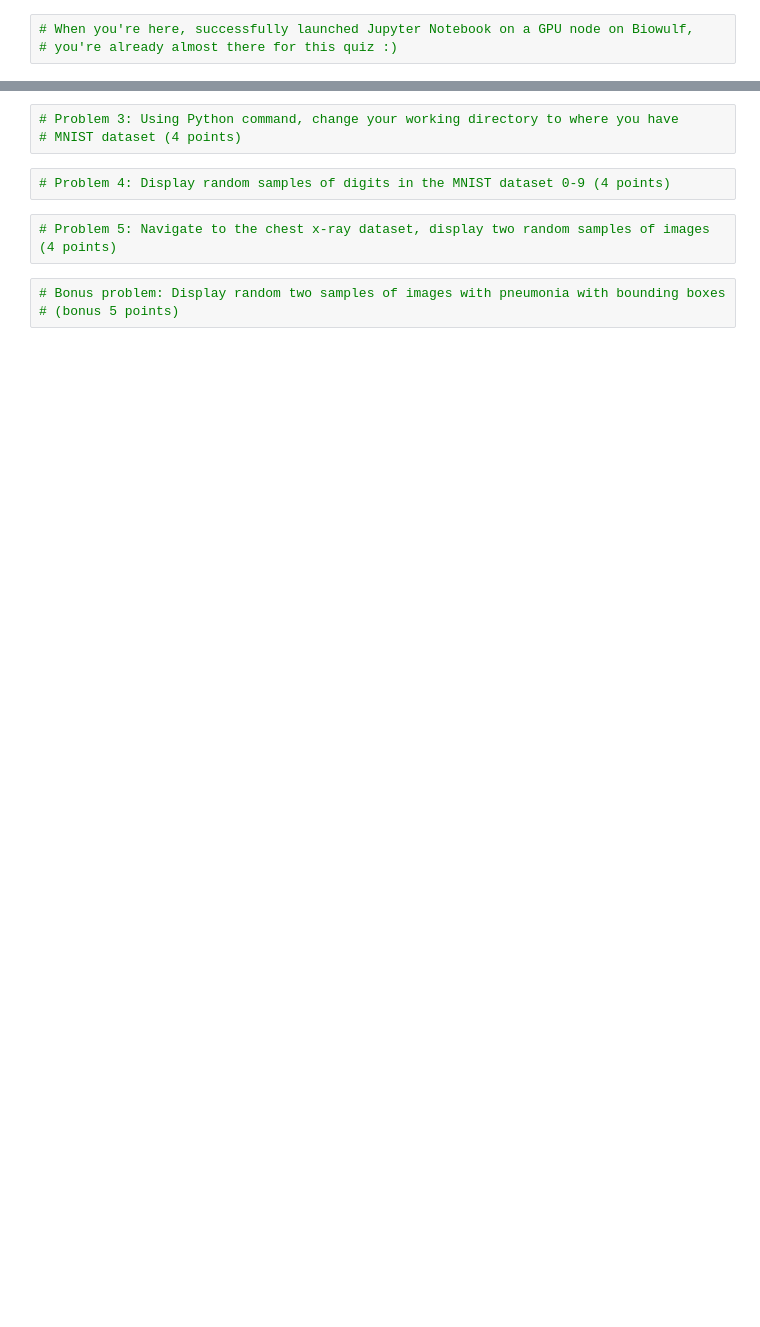
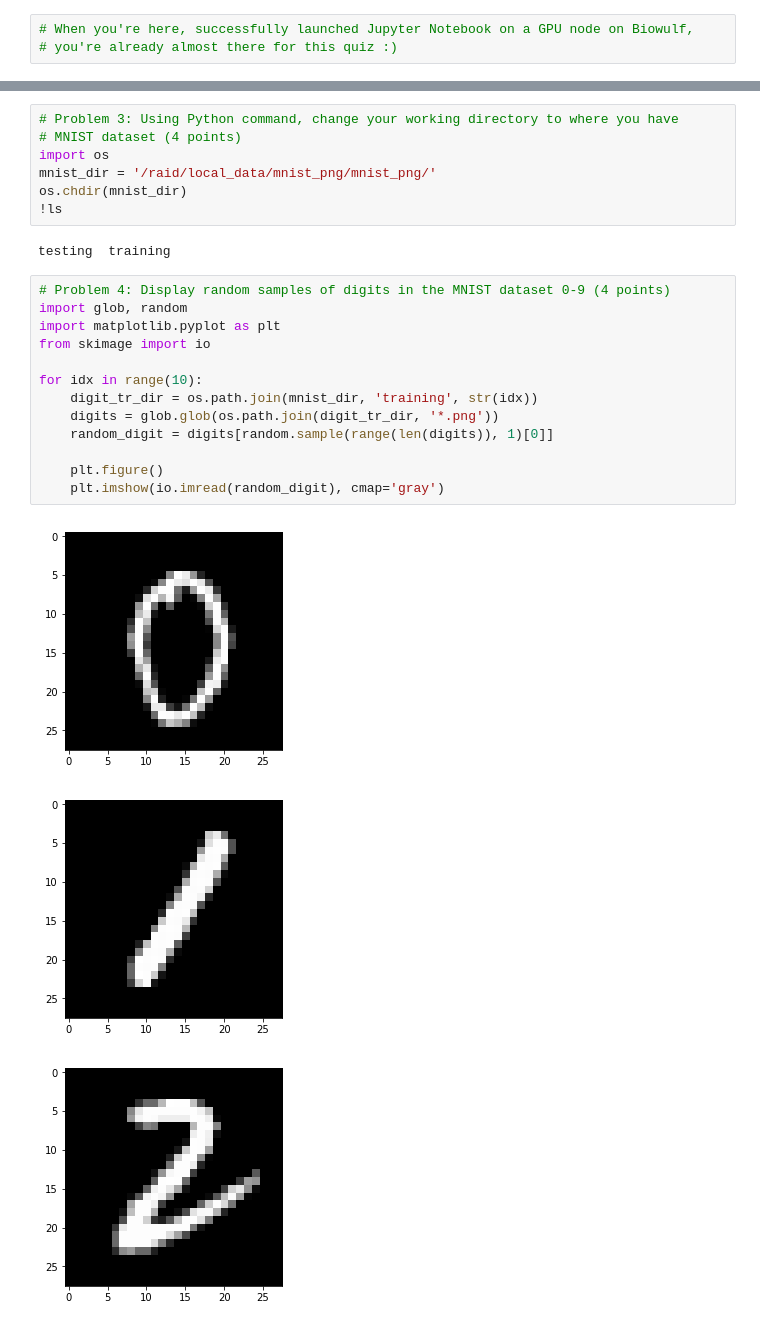
Before and after one commit to marieisaac/NIH-FAES-BIOF-399-Spring-2019, a Jupyter notebook: week-04/week-04-quiz.ipynb, the cells around one changed output, grey strips where cells are left out. Cells and saved outputs as stored; diff of their text form; blank space fills up the shorter version.

```diff
--- a/week-04/week-04-quiz.ipynb
+++ b/week-04/week-04-quiz.ipynb
@@ -10,10 +42,26 @@
 # %%
 # Problem 3: Using Python command, change your working directory to where you have
 # MNIST dataset (4 points)
+import os
+mnist_dir = '/raid/local_data/mnist_png/mnist_png/'
+os.chdir(mnist_dir)
+!ls
+# %% [output]
+testing  training
-# %%
-# Problem 4: Display random samples of digits in the MNIST dataset 0-9 (4 points)
-# %%
-# Problem 5: Navigate to the chest x-ray dataset, display two random samples of images (4 points)
-# %%
-# Bonus problem: Display random two samples of images with pneumonia with bounding boxes
-# (bonus 5 points)
+# %%
+# Problem 4: Display random samples of digits in the MNIST dataset 0-9 (4 points)
+import glob, random
+import matplotlib.pyplot as plt
+from skimage import io
+
+for idx in range(10):
+    digit_tr_dir = os.path.join(mnist_dir, 'training', str(idx))
+    digits = glob.glob(os.path.join(digit_tr_dir, '*.png'))
+    random_digit = digits[random.sample(range(len(digits)), 1)[0]]
+
+    plt.figure()
+    plt.imshow(io.imread(random_digit), cmap='gray')
+# %% [output]
+[figure, added]
+[figure, added]
+[figure, added]
```
Also changed, not shown: parts of 6 cells of this notebook.
